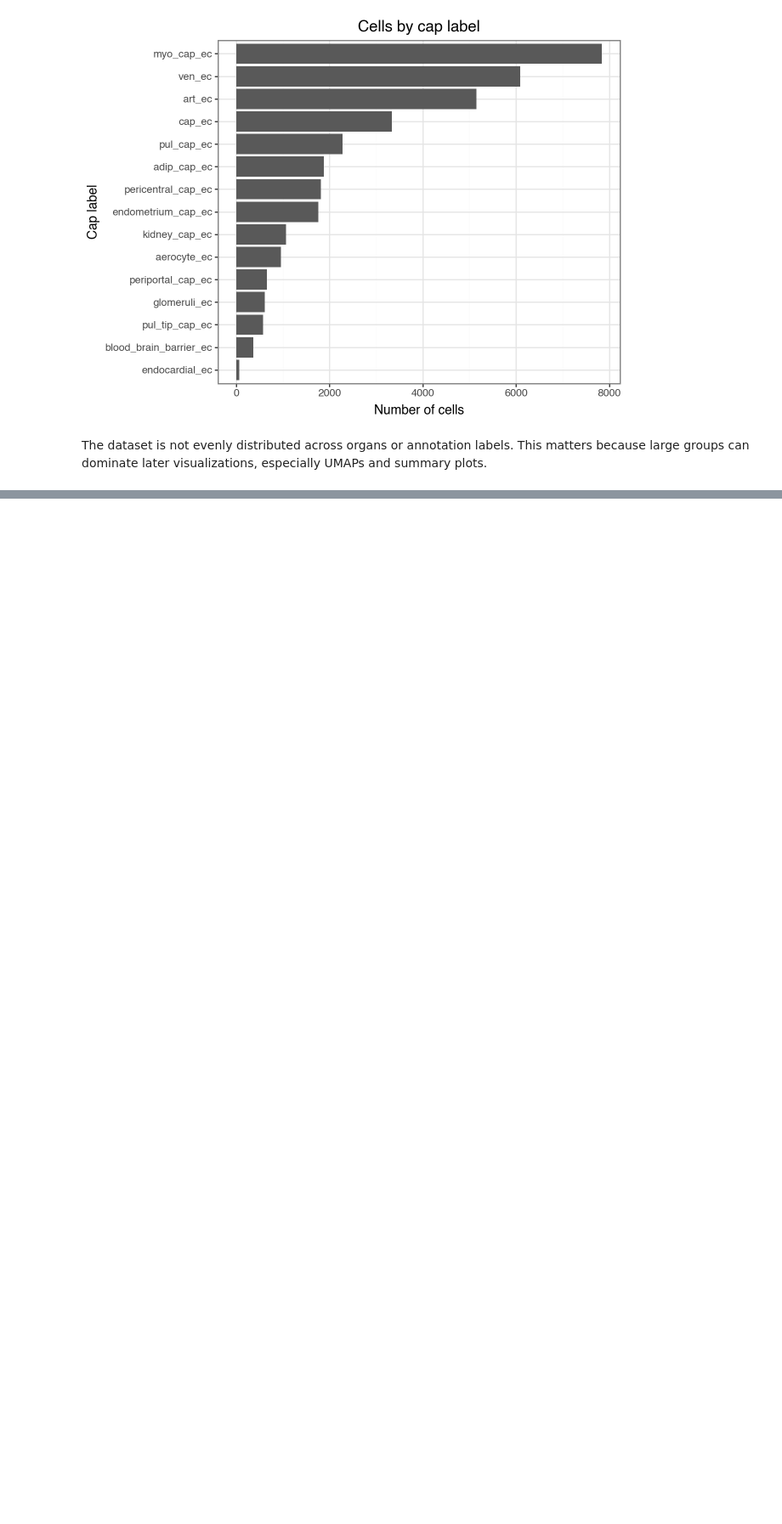
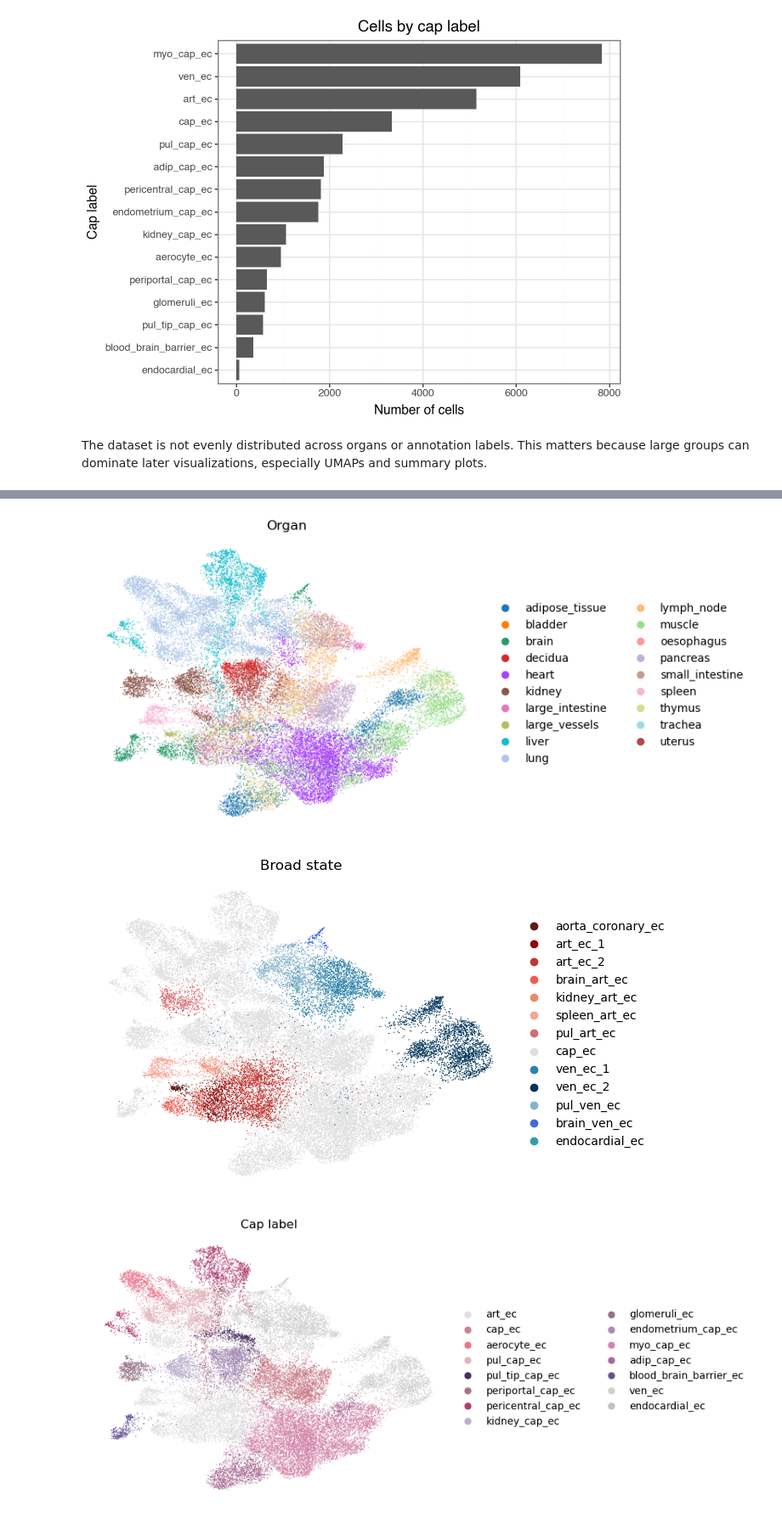
Before and after one commit to Francesco-E-Vallone/hvca-endothelial-reanalysis, a Jupyter notebook: analysis/analysis.ipynb, the cells around one changed output, grey strips where cells are left out. Shown at 85% size. Drawn from its saved outputs; the diff is of its cells as text; code cells hidden in the pictures; blank space fills up the shorter version.

```diff
--- a/analysis/analysis.ipynb
+++ b/analysis/analysis.ipynb
@@ -273,0 +278,25 @@ The dataset is not evenly distributed across organs or annotation labels. This m
+# %%
+#listing embeddings
+list(data.obsm.keys())
+
+#plotting umap colored by organ
+sc.pl.umap(data,
+    color=organ_col,
+    frameon=False,
+    title="Organ")
+
+#plotting umap colored by broad state
+sc.pl.umap(data,
+        color=broad_state_col,
+        frameon=False,
+        title="Broad state")
+
+#plotting umap colored by cap
+sc.pl.umap(data,
+        color=cap_col,
+        frameon=False,
+        title="Cap label")
+# %% [output]
+[figure, added]
+[figure, added]
+[figure, added]
```
Also changed, not shown: parts of 34 cells of this notebook.
